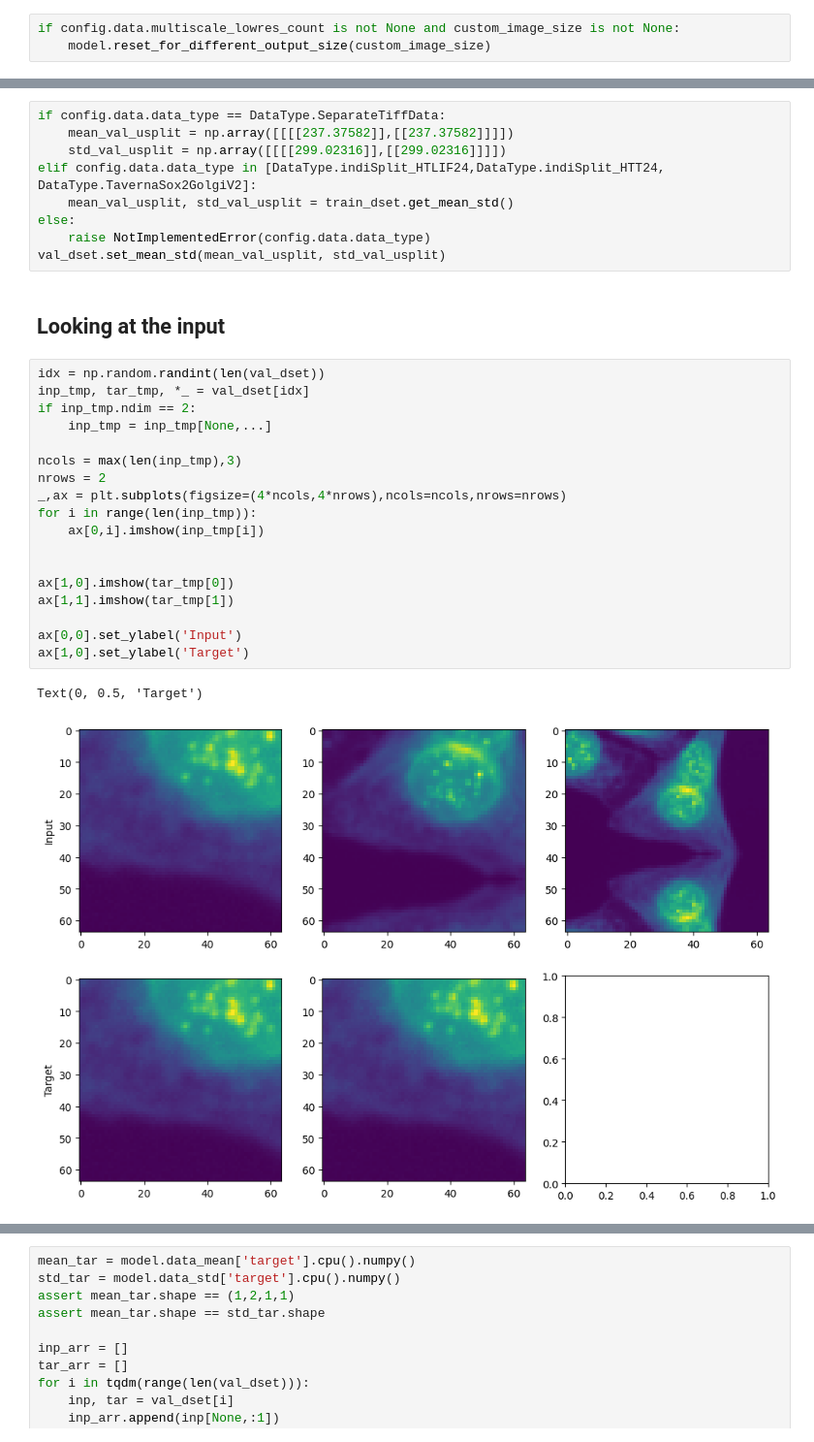
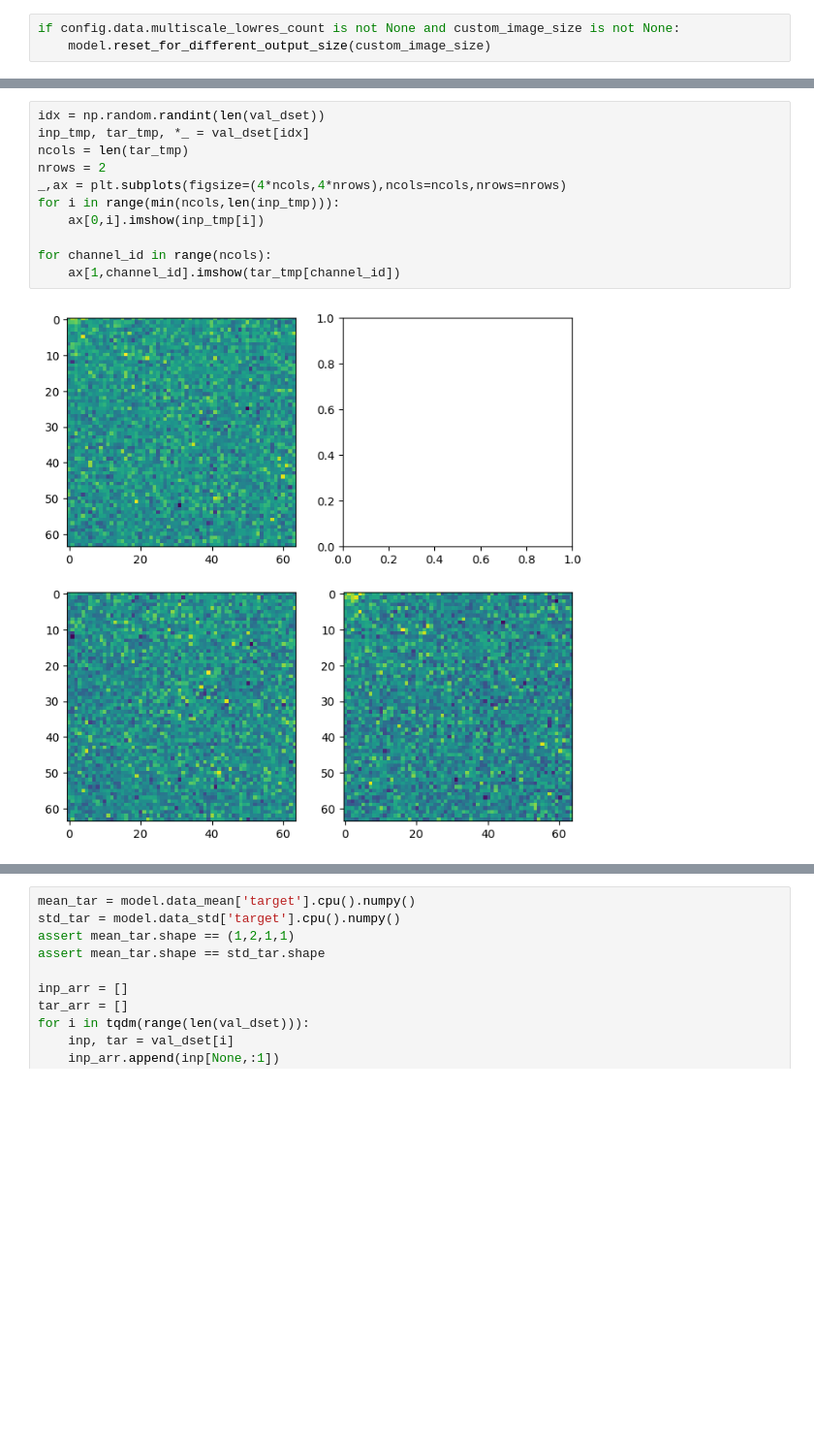
Before and after one commit to ashesh-0/Disentangle, a Jupyter notebook: disentangle/notebooks/CoveragePlots.ipynb, the cells around one changed output, grey strips where cells are left out. Shown at 97% size. Saved outputs shown, nothing was run; the diff lists cells and outputs as text; blank space fills up the shorter version.

```diff
--- a/disentangle/notebooks/CoveragePlots.ipynb
+++ b/disentangle/notebooks/CoveragePlots.ipynb
@@ -405,32 +287,13 @@ train_dset.get_mean_std()
-# %%
-if config.data.data_type == DataType.SeparateTiffData:
-    mean_val_usplit = np.array([[[[237.37582]],[[237.37582]]]])
-    std_val_usplit = np.array([[[[299.02316]],[[299.02316]]]])
-elif config.data.data_type in [DataType.indiSplit_HTLIF24,DataType.indiSplit_HTT24, DataType.TavernaSox2GolgiV2]:
-    mean_val_usplit, std_val_usplit = train_dset.get_mean_std()
-else:
-    raise NotImplementedError(config.data.data_type)
-val_dset.set_mean_std(mean_val_usplit, std_val_usplit)
-# %% [markdown]
-## Looking at the input
 # %%
 idx = np.random.randint(len(val_dset))
 inp_tmp, tar_tmp, *_ = val_dset[idx]
-if inp_tmp.ndim == 2:
-    inp_tmp = inp_tmp[None,...]
-
-ncols = max(len(inp_tmp),3)
+ncols = len(tar_tmp)
 nrows = 2
 _,ax = plt.subplots(figsize=(4*ncols,4*nrows),ncols=ncols,nrows=nrows)
-for i in range(len(inp_tmp)):
+for i in range(min(ncols,len(inp_tmp))):
     ax[0,i].imshow(inp_tmp[i])
 
-
-ax[1,0].imshow(tar_tmp[0])
-ax[1,1].imshow(tar_tmp[1])
-
-ax[0,0].set_ylabel('Input')
-ax[1,0].set_ylabel('Target')
+for channel_id in range(ncols):
+    ax[1,channel_id].imshow(tar_tmp[channel_id])
 # %% [output]
-Text(0, 0.5, 'Target')
-[figure, old version]
+[figure, new version]
```
Also changed, not shown: parts of 81 cells of this notebook, 3 other files.
